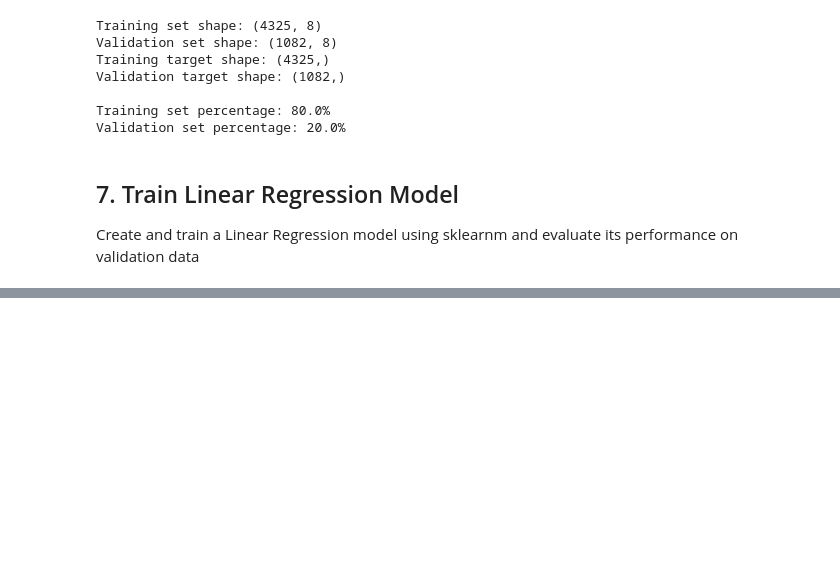
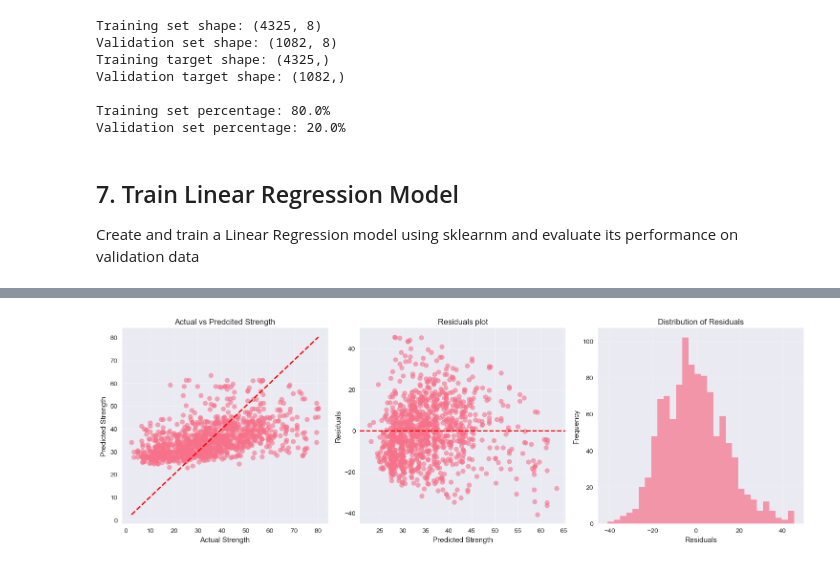
Before and after one commit to AaryanGotad/ml-practice, a Jupyter notebook: MLPlayground/concrete_strength_aaryan.ipynb, the cells around one changed output, grey strips where cells are left out. Drawn from its saved outputs; the diff is of its cells as text; code cells hidden in the pictures; blank space fills up the shorter version.

Commit message:
completed first Linear Regression model prediction

```diff
--- a/MLPlayground/concrete_strength_aaryan.ipynb
+++ b/MLPlayground/concrete_strength_aaryan.ipynb
@@ -291,0 +321,35 @@ Create and train a Linear Regression model using sklearnm and evaluate its perfo
+# %%
+# Visualize the model performance
+plt.figure(figsize=(15, 5))
+
+# Actual vs Predicted scatter plot
+plt.subplot(1, 3, 1)
+plt.scatter(y_val, y_val_pred, alpha=0.6)
+plt.plot([y_val.min(), y_val.max()], [y_val.min(), y_val.max()], 'r--', lw=2)
+plt.xlabel('Actual Strength')
+plt.ylabel('Predicted Strength')
+plt.title('Actual vs Predcited Strength')
+plt.grid(True, alpha=0.3)
+
+# Residuals plot
+plt.subplot(1, 3, 2)
+residuals = y_val - y_val_pred
+plt.scatter(y_val_pred, residuals, alpha=0.6)
+plt.axhline(y=0, color='r', linestyle='--')
+plt.xlabel('Predicted Strength')
+plt.ylabel('Residuals')
+plt.title('Residuals plot')
+plt.grid(True, alpha=0.3)
+
+# Residuals Histogram
+plt.subplot(1, 3, 3)
+plt.hist(residuals, bins=30, alpha=0.7)
+plt.xlabel('Residuals')
+plt.ylabel('Frequency')
+plt.title("Distribution of Residuals")
+plt.grid(True, alpha=0.3)
+
+plt.tight_layout()
+plt.show()
+# %% [output]
+[figure, added]
```
Also changed, not shown: parts of 9 cells of this notebook, 1 other file.
